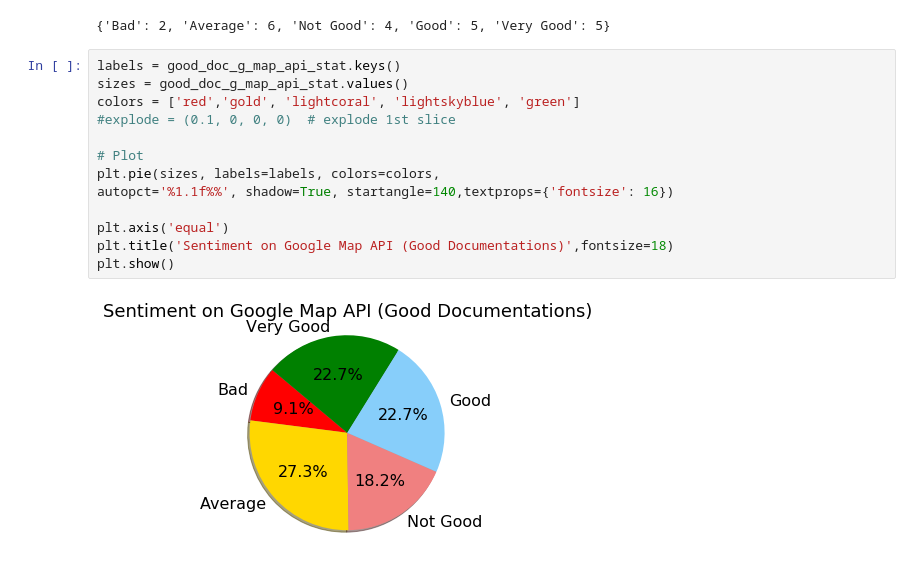
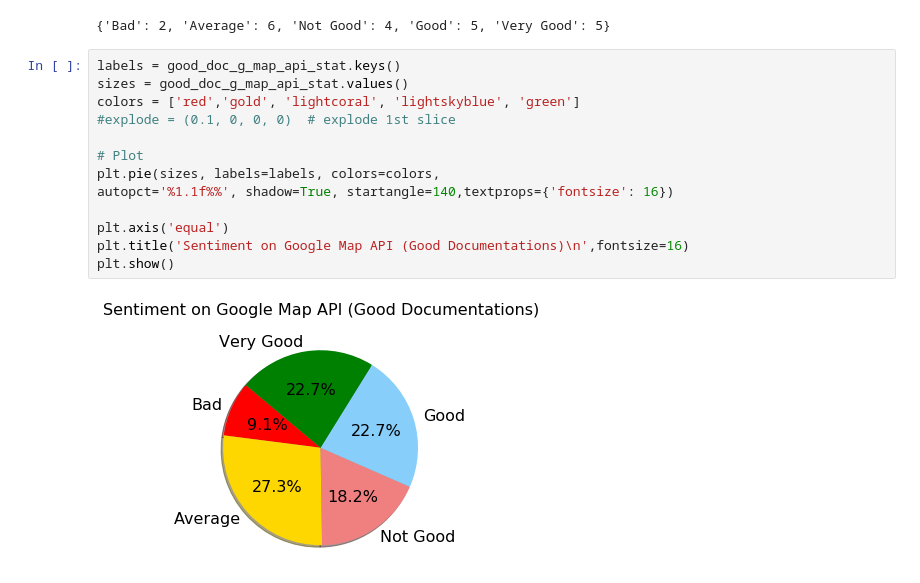
Before and after one commit to mzkaramat/DeveloperReactionToAPIChanges, a Jupyter notebook: Mainak/analyzed_survey.ipynb, the cells around one changed output. Drawn from its saved outputs; the diff is of its cells as text.

```diff
--- a/Mainak/analyzed_survey.ipynb
+++ b/Mainak/analyzed_survey.ipynb
@@ -188,15 +188,15 @@ good_doc_g_map_api_stat
 # %%
 labels = good_doc_g_map_api_stat.keys()
 sizes = good_doc_g_map_api_stat.values()
 colors = ['red','gold', 'lightcoral', 'lightskyblue', 'green']
 #explode = (0.1, 0, 0, 0)  # explode 1st slice
 
 # Plot
 plt.pie(sizes, labels=labels, colors=colors,
 autopct='%1.1f%%', shadow=True, startangle=140,textprops={'fontsize': 16})
 
 plt.axis('equal')
-plt.title('Sentiment on Google Map API (Good Documentations)',fontsize=18)
+plt.title('Sentiment on Google Map API (Good Documentations)\n',fontsize=16)
 plt.show()
 # %% [output]
-[figure, old version]
+[figure, new version]
```
Also changed, not shown: parts of 2 cells of this notebook, 7 other files.
